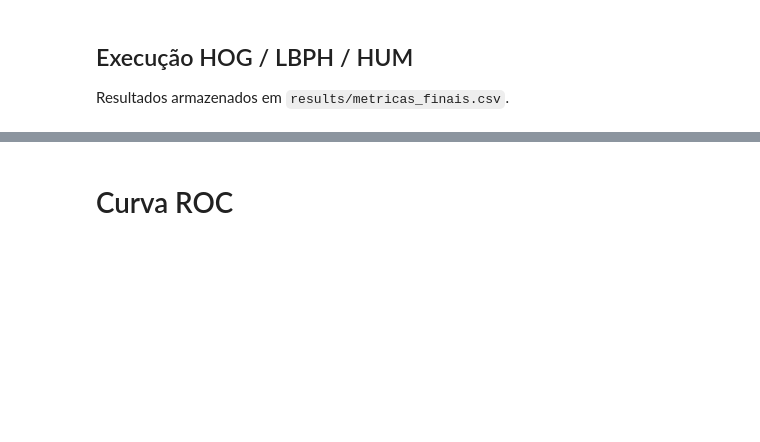
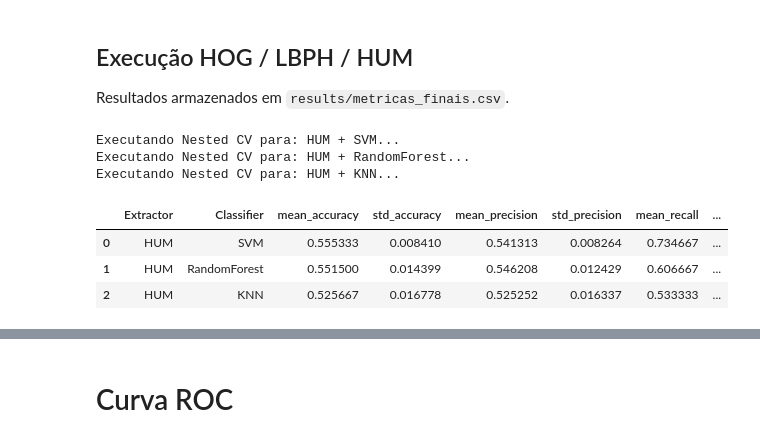
Before and after one commit to gbeloso/facial-recognition-methods-evaluation, a Jupyter notebook: facial_recognition_methods_eval.ipynb, the cells around one changed output, grey strips where cells are left out. Cells and saved outputs as stored; diff of their text form; code cells hidden in the pictures; blank space fills up the shorter version.

Commit message:
Nested Cross Validation added

```diff
--- a/facial_recognition_methods_eval.ipynb
+++ b/facial_recognition_methods_eval.ipynb
@@ -44,27 +39,25 @@ print("✅ Imports carregados.")
 path = kagglehub.dataset_download("jessicali9530/lfw-dataset")
 # %%
 
-#Carregamento dos pares
 def read_pairs_lfw_images(path_file, base_dir):
     """
-    Lê o arquivo 'pairs.csv', carrega as imagens em Grayscale e retorna os pares.
-    Retorna: list of tuples (imagem_array1, imagem_array2, label)
-    label=1: mesma pessoa | label=0: pessoas diferentes
+    Read the file 'pairs.csv', load images, convert to gray scale and return the pairs and their label.
+    Return: list of tuples (imagem_array1, imagem_array2, label)
+    label=1: same person | label=0: different persons
     """
     pairs = []
 
     if not os.path.exists(path_file):
-        raise FileNotFoundError(f"Arquivo de pares não encontrado: {path_file}")
+        raise FileNotFoundError(f"Pair file not found: {path_file}")
 
     with open(path_file, 'r') as f:
-        lines = f.readlines()[1:]  # Pula o cabeçalho
+        lines = f.readlines()[1:]
 
-    print(f"Processando {len(lines)} linhas do arquivo de pares...")
+    print(f"Processing {len(lines)} lines from pairs file...")
 
     for line in lines:
         parts = line.strip().split(',')
 
-        # Correção para vírgulas extras no final
         if parts and parts[-1] == '':
             parts = parts[:-1]
 
@@ -73,7 +66,6 @@ def read_pairs_lfw_images(path_file, base_dir):
         label = 0
 
         if len(parts) == 3:
-            # Caso positivo: Name, ID1, ID2
             name = parts[0]
             id1 = int(parts[1])
             id2 = int(parts[2])
@@ -83,7 +75,6 @@ def read_pairs_lfw_images(path_file, base_dir):
             label = 1
 
         elif len(parts) == 4:
-            # Caso negativo: name1, ID1, name2, ID2
             name1 = parts[0]
             id1 = int(parts[1])
             name2 = parts[2]
@@ -93,7 +84,7 @@ def read_pairs_lfw_images(path_file, base_dir):
             img2_path_rel = f"{name2}/{name2}_{id2:04d}.jpg"
             label = 0
         else:
-            continue  # Linha inválida
+            continue
 
         full_path1 = os.path.join(base_dir, fr'lfw-deepfunneled\lfw-deepfunneled', img1_path_rel)
         full_path2 = os.path.join(base_dir, fr'lfw-deepfunneled\lfw-deepfunneled', img2_path_rel)
@@ -102,12 +93,12 @@ def read_pairs_lfw_images(path_file, base_dir):
         img2_data = cv2.imread(full_path2, cv2.IMREAD_GRAYSCALE)
 
         if img1_data is None or img2_data is None:
-            print(f"Aviso: Falha ao carregar: {img1_path_rel} ou {img2_path_rel}")
+            print(f"Warning: Fail to load: {img1_path_rel} ou {img2_path_rel}")
             continue
 
         pairs.append((img1_data, img2_data, label))
 
-    print(f"✅ Total de pares válidos: {len(pairs)}")
+    print(f"✅ Total valid pairs: {len(pairs)}")
     return pairs
 
 BASE_DIR = path
@@ -119,5 +110,5 @@ images_1 = [p[0] for p in pairs]
 images_2 = [p[1] for p in pairs]
 labels   = [p[2] for p in pairs]
 
-print("✅ Pares preparados:", len(labels))
+print("✅ Prepared pairs:", len(pairs))
 # %% [output]
@@ -268,0 +287,14 @@ Resultados armazenados em `results/metricas_finais.csv`.
+# %%
+# HUM (Hu Moments)
+f1_hu = np.array([get_hu_moments(img) for img in images_1])
+f2_hu = np.array([get_hu_moments(img) for img in images_2])
+df_hu = run_experiment_and_save(f1_hu, f2_hu, labels, "HUM", "results")
+df_hu
+# %% [output]
+Executando Nested CV para: HUM + SVM...
+Executando Nested CV para: HUM + RandomForest...
+Executando Nested CV para: HUM + KNN...
+|  | Extractor | Classifier | mean_accuracy | std_accuracy | mean_precision | std_precision | mean_recall | ... |
+| 0 | HUM | SVM | 0.555333 | 0.008410 | 0.541313 | 0.008264 | 0.734667 | ... |
+| 1 | HUM | RandomForest | 0.551500 | 0.014399 | 0.546208 | 0.012429 | 0.606667 | ... |
+| 2 | HUM | KNN | 0.525667 | 0.016778 | 0.525252 | 0.016337 | 0.533333 | ... |
```
Also changed, not shown: parts of 18 cells of this notebook, 45 other files.
